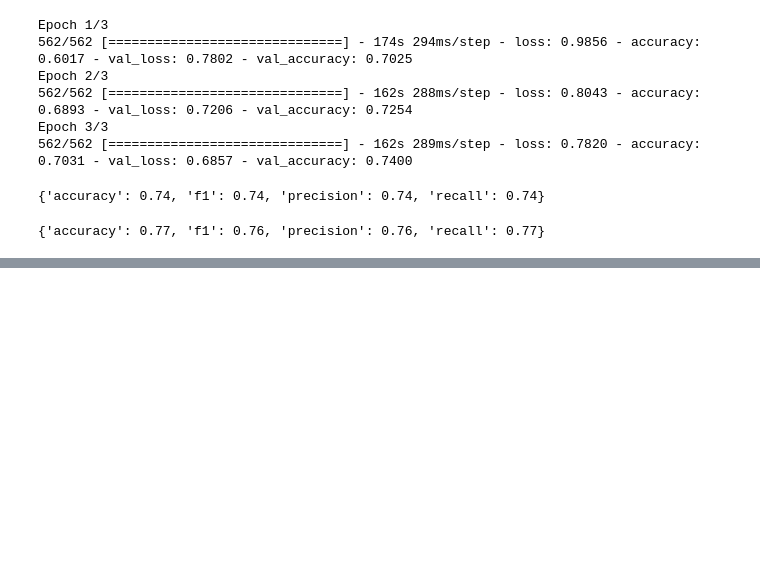
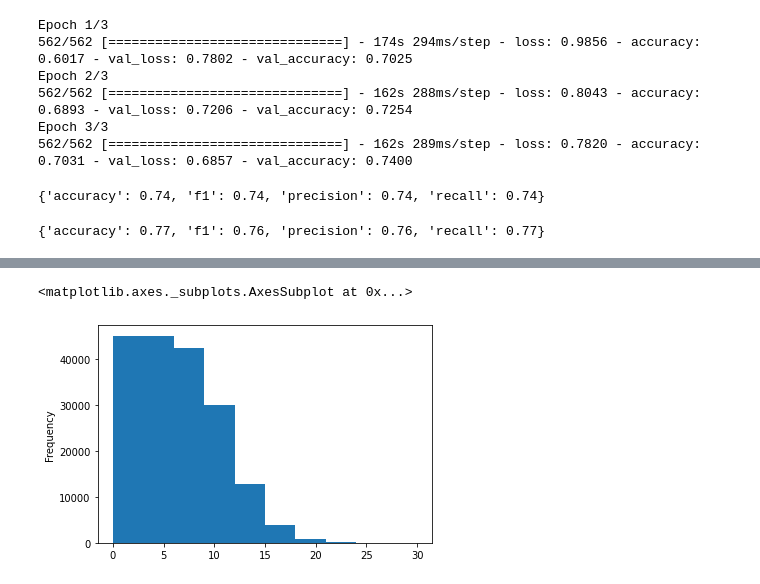
Before and after one commit to kaushikabhishek87/Tensorflow_projects, a Jupyter notebook: 09_NLP_tensorflow_skimlit.ipynb, the cells around one changed output, grey strips where cells are left out. Cells and saved outputs as stored; diff of their text form; code cells hidden in the pictures; blank space fills up the shorter version.

```diff
--- a/09_NLP_tensorflow_skimlit.ipynb
+++ b/09_NLP_tensorflow_skimlit.ipynb
@@ -896,0 +930,5 @@ model_1_results
+# %%
+train_df.line_number.plot.hist()
+# %% [output]
+<matplotlib.axes._subplots.AxesSubplot at 0x...>
+[figure, added]
```
Also changed, not shown: parts of 12 cells of this notebook.
